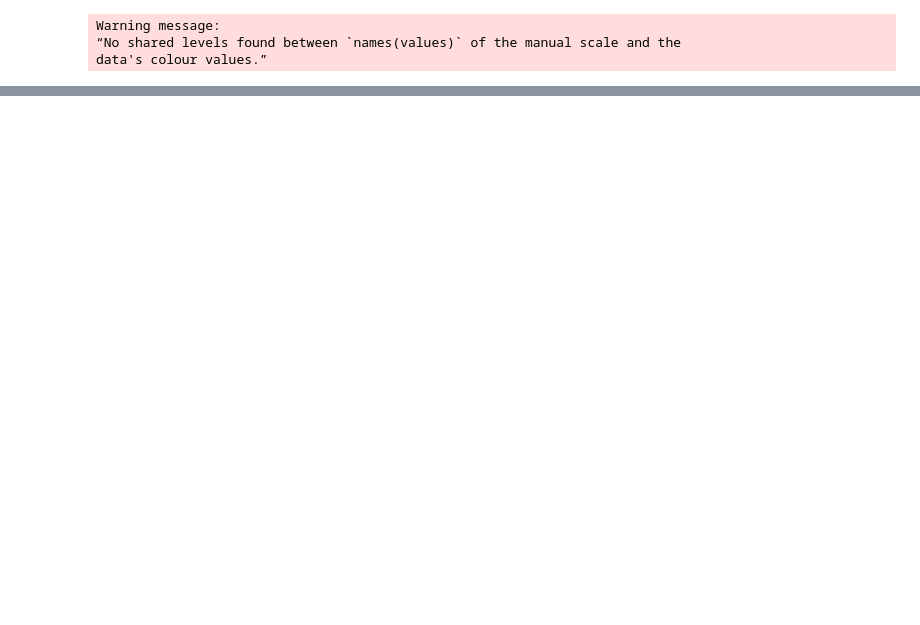
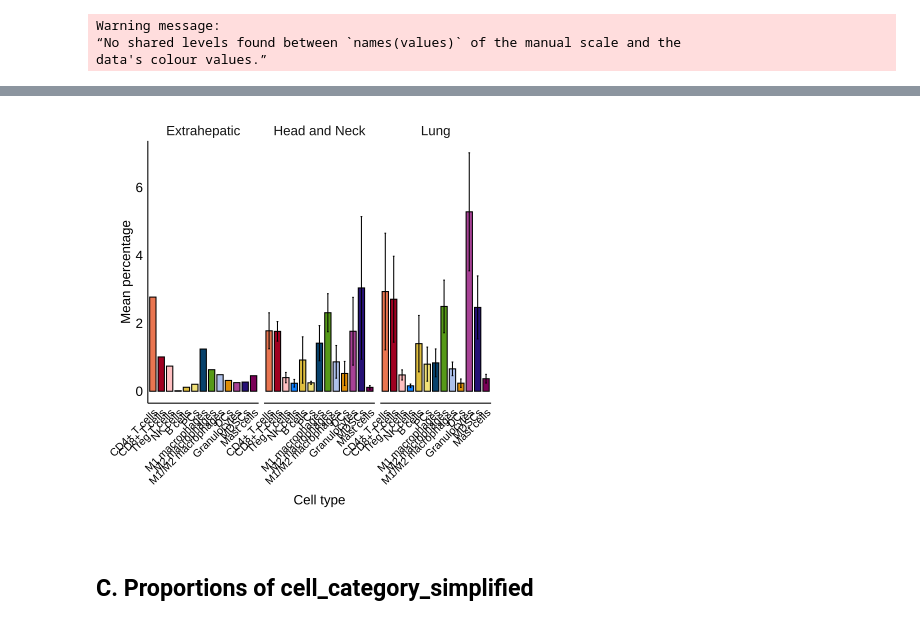
Before and after one commit to SchapiroLabor/NUT_spatial, a Jupyter notebook: figures/supplementary_R.ipynb, the cells around one changed output, grey strips where cells are left out. Drawn from its saved outputs; the diff is of its cells as text; code cells hidden in the pictures; blank space fills up the shorter version.

Commit message:
more supplementary figures for enrichment plots

```diff
--- a/figures/supplementary_R.ipynb
+++ b/figures/supplementary_R.ipynb
@@ -458,0 +617,17 @@ data's colour values.”
+# %%
+#is there more lymphoid than myeloid across tissues... do so with error bars
+celltype_proportions_patient <- celltype_proportions_patient %>%
+mutate(cell_category_simplified = factor(ifelse(cell_category %in% lymphoid, "Lymphoid", "Myeloid"), levels = c("Lymphoid", "Myeloid")),
+cell_category = factor(cell_category, levels = c(lymphoid, myeloid))) %>%
+arrange(patient_ID, cell_category)
+
+error_bars <- celltype_proportions_patient %>%
+  group_by(tumor_site, cell_category) %>%
+  summarise(
+    mean_percentage = mean(percentage, na.rm = TRUE),
+    sd_percentage = sd(percentage, na.rm = TRUE),
+    n_patients = n(),
+    se_percentage = sd_percentage / sqrt(n_patients),
+    .groups = "drop"
+  )
+celltype_proportions_patient
@@ -458,0 +654,52 @@ data's colour values.”
+# %%
+error_plot = ggplot(
+  error_bars,
+  aes(x = cell_category, y = mean_percentage, fill = cell_category)
+) +
+  geom_bar(stat = "identity", width = 0.75, color = "black") +
+  geom_errorbar(
+    aes(ymin = mean_percentage - se_percentage,
+        ymax = mean_percentage + se_percentage),
+    width = 0.2
+  ) +
+  scale_fill_manual(values = full_palette) +
+  guides(fill = guide_legend(reverse = TRUE)) +
+  labs(
+    x = "Cell type",
+    y = "Mean percentage",
+    fill = "Cell type"
+  ) +
+  theme_minimal(base_size = 13) +
+  theme(
+    axis.text.y = element_text(size = 16, colour = "black"),
+    axis.title.y = element_text(size = 16, colour = "black"),
+    axis.text.x = element_text(size = 13, colour = "black", angle = 45, hjust = 1),
+    axis.title.x = element_text(size = 16, colour = "black", margin = margin(t = 10)),
+    panel.border = element_blank(),
+    axis.line.x.bottom = element_line(colour="black", linewidth=0.6),
+    axis.line.x.top    = element_line(colour="black", linewidth=0.6),
+    axis.line.y.left   = element_line(colour="black", linewidth=0.6),
+    axis.line.y.right  = element_blank(),
+    axis.text.x.top  = element_blank(),
+    axis.ticks.x.top = element_blank(),
+    axis.title.x.top = element_blank(),
+    panel.grid = element_blank(),
+    legend.position = "none",
+    strip.text = element_text(size = 16),
+    plot.margin = margin(t = 10, r = 30, b = 30, l = 30)
+  ) +
+  facet_wrap(~ tumor_site)
+
+error_plot
+
+#ggsave
+ ggsave(filename = file.path("/Users/jawadalaaedeen/Desktop/images_for_figures/supp_fig2/celltype_error_bars_tumor_site.pdf"),
+        plot = error_plot,
+        width = 10,
+        height = 7,
+        dpi = 300,
+        bg = "white")
+# %% [output]
+[figure, added]
+# %% [markdown]
+## C. Proportions of cell_category_simplified
```
Also changed, not shown: parts of 25 cells of this notebook.
